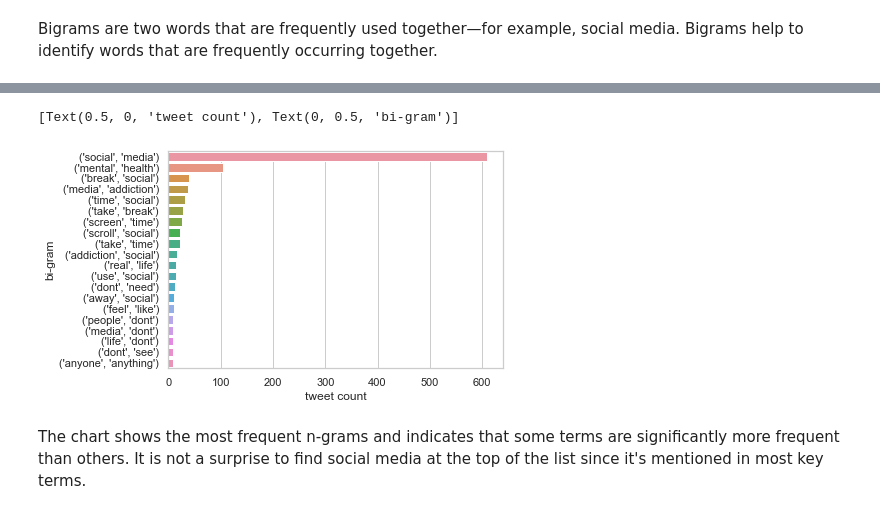
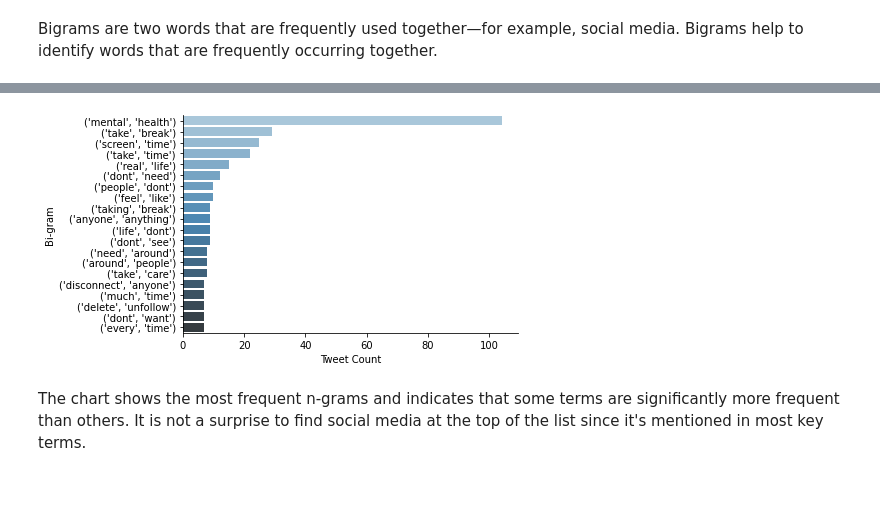
Before and after one commit to AnasBuhayh/unplugging-twitter-analysis, a Jupyter notebook: twitter-data-analysis.ipynb, the cells around one changed output, grey strips where cells are left out. Drawn from its saved outputs; the diff is of its cells as text; code cells hidden in the pictures; blank space fills up the shorter version.

```diff
--- a/twitter-data-analysis.ipynb
+++ b/twitter-data-analysis.ipynb
@@ -71,7 +72,7 @@ key_words = {
 # %%
 import seaborn as sns
-sns.set_theme(style="whitegrid")
 my_df = pd.DataFrame(key_words.items())
-ax = sns.barplot(x=1, y=0, data=my_df)
-ax.set(xlabel='key terms', ylabel='tweet count')
+ax = sns.barplot(x=1, y=0, data=my_df, palette="Blues_d")
+ax.set(xlabel='Tweet Count', ylabel='Search Term')
+sns.despine()
 # %% [output]
@@ -138,12 +172,12 @@ Summarization returned tweets that are more relevant to social media. This appro
 # %% [markdown]
 Bigrams are two words that are frequently used together—for example, social media. Bigrams help to identify words that are frequently occurring together.
 # %%
-import nltk
+nltk.download('averaged_perceptron_tagger')
 import unicodedata
 
 def basic_clean(text):
     wnl = nltk.stem.WordNetLemmatizer()
-    ADDITIONAL_STOPWORDS = ["nnrun","nntrust","im"]
+    ADDITIONAL_STOPWORDS = ["nnrun","nntrust","im","social","media"]
     stopwords = nltk.corpus.stopwords.words('english') + ADDITIONAL_STOPWORDS
     text = (unicodedata.normalize('NFKD', text)
         .encode('ascii', 'ignore')
@@ -160,13 +199,13 @@ words = basic_clean(''.join(str(tweets.tolist())))
 # %%
 bigrams_series = (pd.Series(nltk.ngrams(words, 2)).value_counts())[:20]
 # %%
-sns.set_theme(style="whitegrid")
 my_df = pd.DataFrame(bigrams_series.items())
-ax = sns.barplot(x=1, y=0, data=my_df)
-ax.set(xlabel='tweet count', ylabel='bi-gram')
+ax = sns.barplot(x=1, y=0, data=my_df, palette="Blues_d")
+ax.set(xlabel='Tweet Count', ylabel='Bi-gram')
+ax.grid(False)
+sns.despine()
 # %% [output]
-[Text(0.5, 0, 'tweet count'), Text(0, 0.5, 'bi-gram')]
-[figure, old version]
+[figure, new version]
 # %% [markdown]
 The chart shows the most frequent n-grams and indicates that some terms are significantly more frequent than others. It is not a surprise to find social media at the top of the list since it's mentioned in most key terms.
 # %% [markdown]
```
Also changed, not shown: parts of 9 cells of this notebook.
